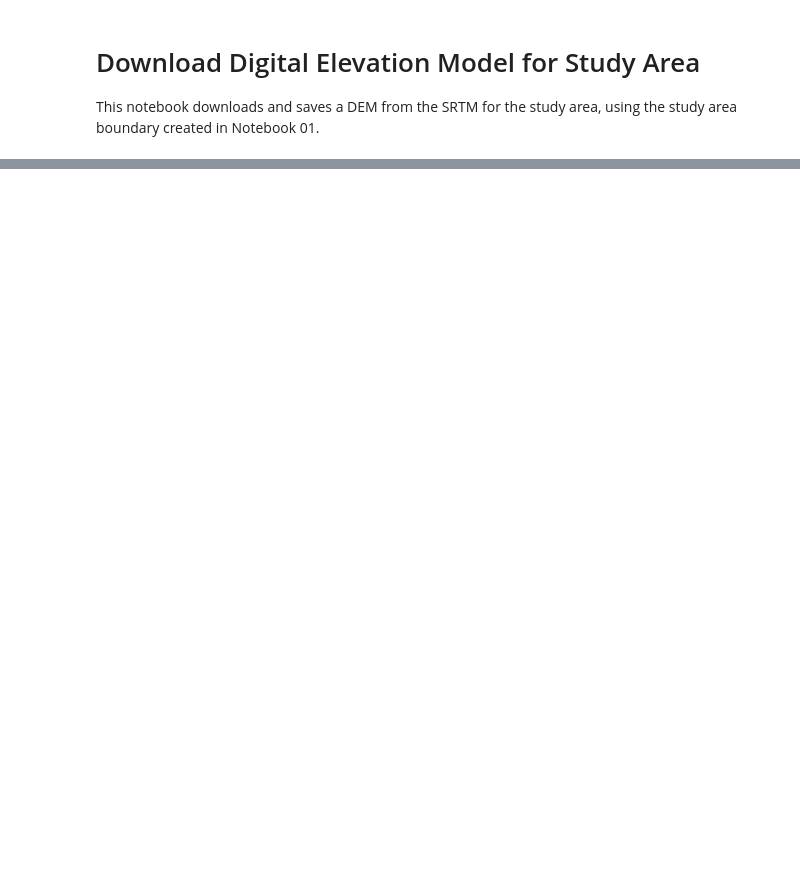
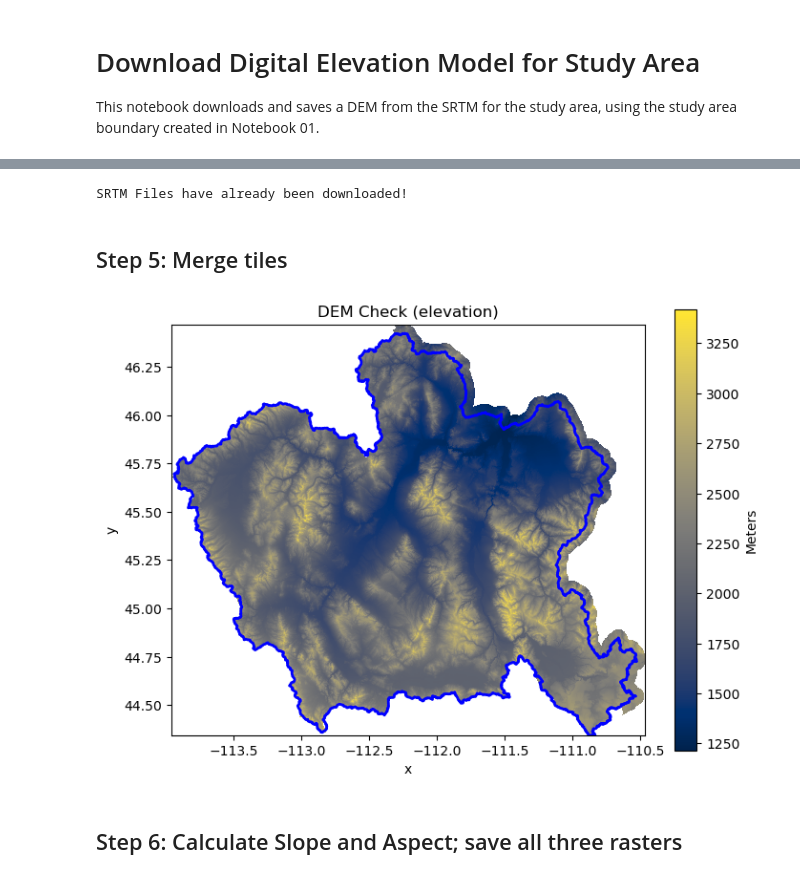
Before and after one commit to rainihelmstadter/snow-drought-modeling, a Jupyter notebook: code/03-dem-download.ipynb, the cells around one changed output, grey strips where cells are left out. Saved outputs shown, nothing was run; the diff lists cells and outputs as text; code cells hidden in the pictures; blank space fills up the shorter version.

```diff
--- a/code/03-dem-download.ipynb
+++ b/code/03-dem-download.ipynb
@@ -5 +80,12 @@ This notebook downloads and saves a DEM from the SRTM for the study area, using
+# %%
+# set paths
+mhw_path = Path(raw_data_dir, 'boundaries', 'mhw_gdf.parquet')
+mhw_train_path = Path(cleaned_data_dir, 'boundaries', 'mhw_buff_clip_gdf.parquet')
+prism_rast_path = Path(raw_data_dir, 'prism', 'full_rasters')
+# %%
+# load the mhw boundary gdf
+mhw_gdf = gpd.read_parquet(mhw_path)
+
+# and the buffered gdf
+mhw_train_gdf = gpd.read_parquet(mhw_train_path)
 # %% [markdown]
@@ -266,0 +127,40 @@ def process_srtm_data(site_name, site_gdf, site_srtm_pattern,
+# %%
+# set download dir and pattern
+
+# directory
+topo_dir = Path(raw_data_dir, 'topo')
+os.makedirs(topo_dir, exist_ok=True)
+
+# SRTM pattern
+srtm_pattern = os.path.join(topo_dir, '*.hgt.zip')
+# %%
+# Download SRTM tiles
+
+srtm_files = dem.download_srtm_tiles(mhw_train_gdf, topo_dir, srtm_pattern)
+# %% [output]
+SRTM Files have already been downloaded!
+# %% [markdown]
+## Step 5: Merge tiles
+# %%
+# Make the DA of merged tiles
+mhw_elevation_da = dem.merge_srtm_tiles(srtm_pattern, mhw_train_gdf)
+# %%
+# visualize to check data
+
+# set up plot
+fig, ax = plt.subplots(figsize=(8,6))
+
+# plot first timestep of prism data
+mhw_elevation_da.plot(
+    ax=ax,
+    cmap='cividis',
+    cbar_kwargs = {'label': 'Meters'})
+
+# overlay MHW boundary
+mhw_gdf.plot(ax=ax, facecolor = 'none', edgecolor = 'blue', linewidth= 2)
+plt.title('DEM Check (elevation)')
+plt.show()
+# %% [output]
+[figure, added]
+# %% [markdown]
+## Step 6: Calculate Slope and Aspect; save all three rasters
```
Also changed, not shown: parts of 19 cells of this notebook, 3 other files.
